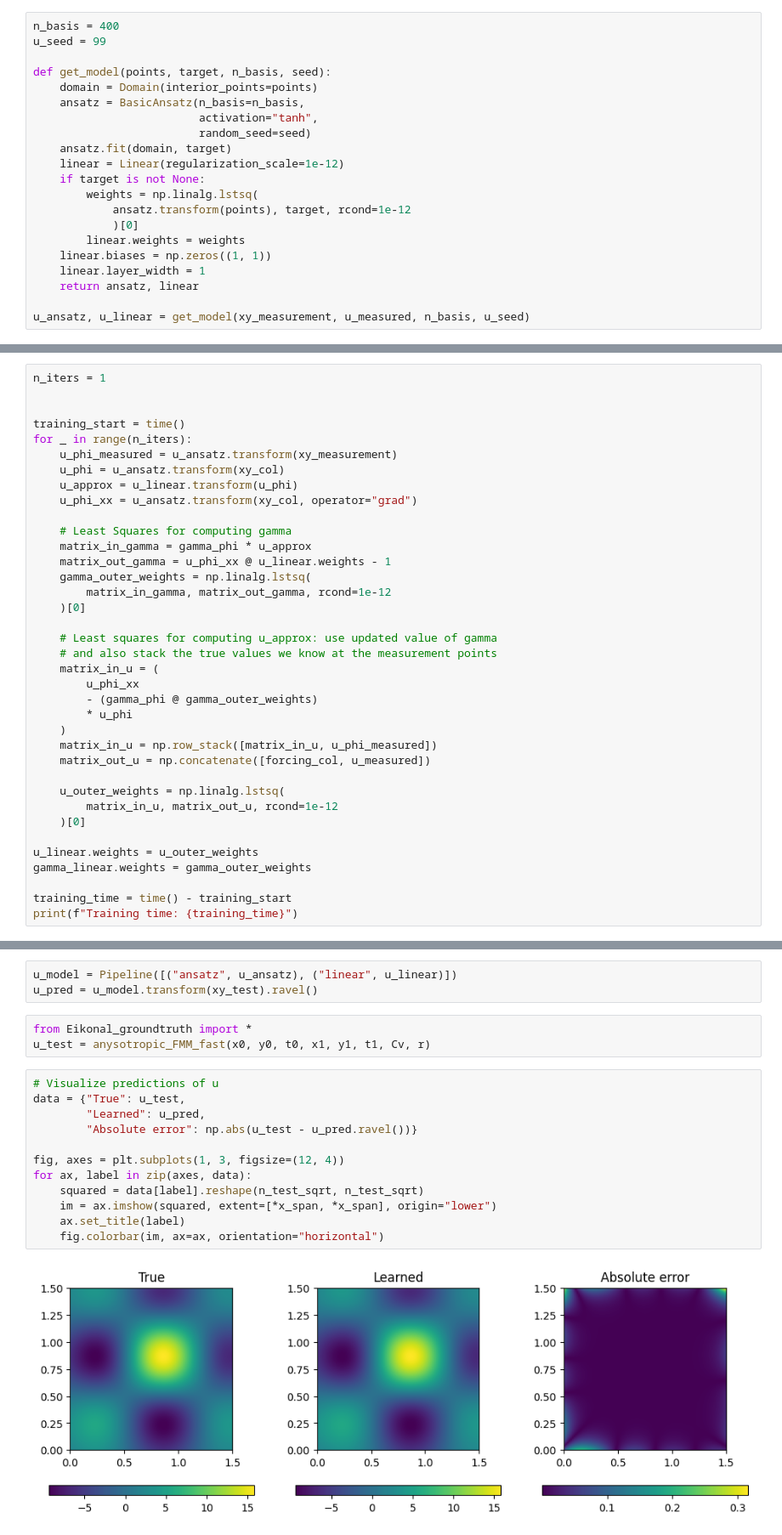
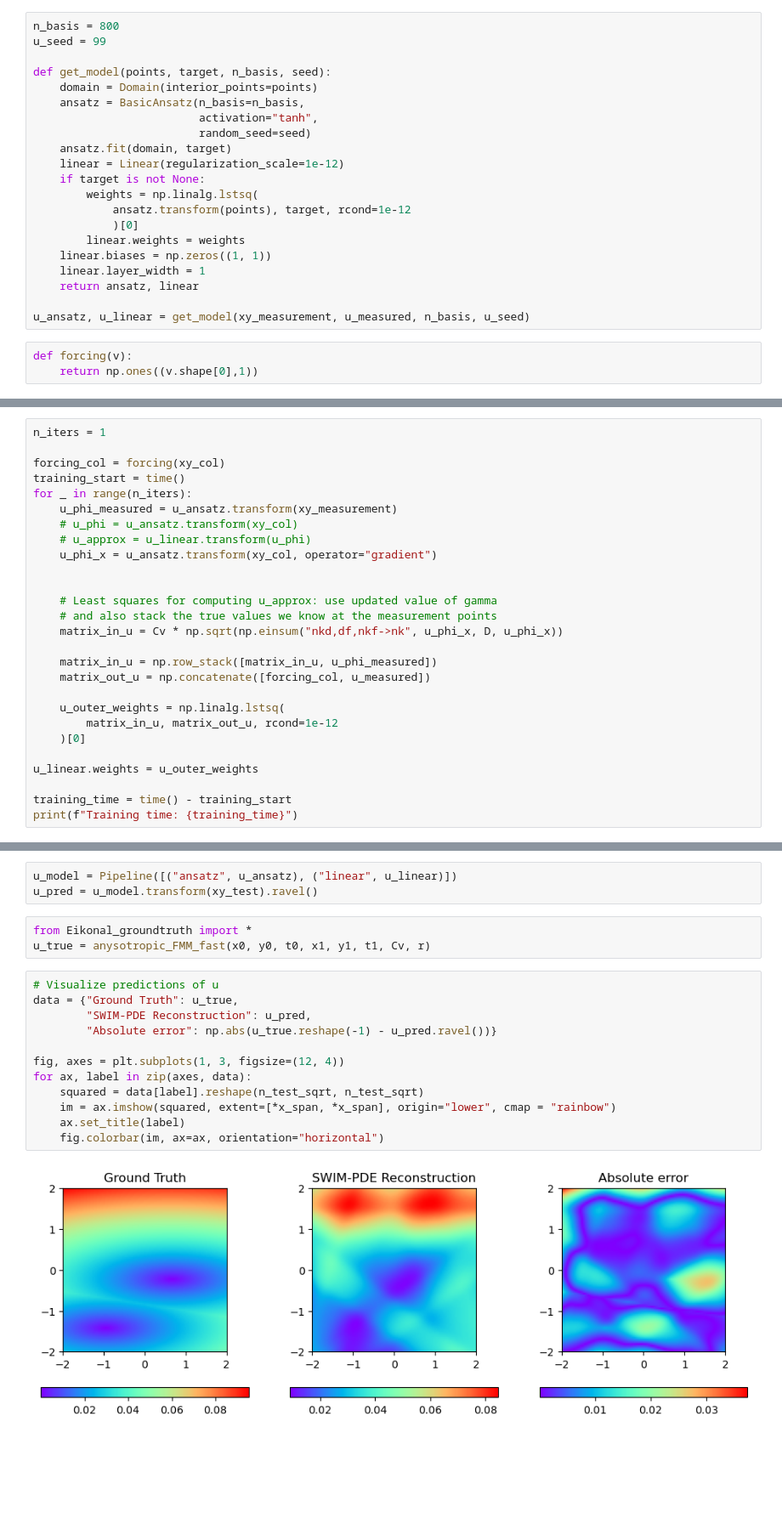
Before and after one commit to aricagals/SWIMProj3, a Jupyter notebook: swimPDE/swim_eikonal.ipynb, the cells around one changed output, grey strips where cells are left out. Shown at 85% size. Cells and saved outputs as stored; diff of their text form; blank space fills up the shorter version.

Commit message:
Add SwimPDE for Eikonal

```diff
--- a/swimPDE/swim_eikonal.ipynb
+++ b/swimPDE/swim_eikonal.ipynb
@@ -59,7 +63,7 @@ xy_col.shape
 # %% [markdown]
 Define networks to model u and gamma
 # %%
-n_basis = 400
+n_basis = 800
 u_seed = 99
 
 def get_model(points, target, n_basis, seed):
@@ -79,33 +83,27 @@ def get_model(points, target, n_basis, seed):
     return ansatz, linear
 
 u_ansatz, u_linear = get_model(xy_measurement, u_measured, n_basis, u_seed)
+# %%
+def forcing(v):
+    return np.ones((v.shape[0],1))
 # %% [markdown]
 Run the alternating least squares to solve the bilinear problem
 # %%
 n_iters = 1
 
-
+forcing_col = forcing(xy_col)
 training_start = time()
 for _ in range(n_iters):
     u_phi_measured = u_ansatz.transform(xy_measurement)
-    u_phi = u_ansatz.transform(xy_col)
-    u_approx = u_linear.transform(u_phi)
-    u_phi_xx = u_ansatz.transform(xy_col, operator="grad")
+    # u_phi = u_ansatz.transform(xy_col)
+    # u_approx = u_linear.transform(u_phi)
+    u_phi_x = u_ansatz.transform(xy_col, operator="gradient")
 
-    # Least Squares for computing gamma
-    matrix_in_gamma = gamma_phi * u_approx
-    matrix_out_gamma = u_phi_xx @ u_linear.weights - 1
-    gamma_outer_weights = np.linalg.lstsq(
-        matrix_in_gamma, matrix_out_gamma, rcond=1e-12
-    )[0]
 
     # Least squares for computing u_approx: use updated value of gamma
     # and also stack the true values we know at the measurement points
-    matrix_in_u = (
-        u_phi_xx
-        - (gamma_phi @ gamma_outer_weights)
-        * u_phi
-    )
+    matrix_in_u = Cv * np.sqrt(np.einsum("nkd,df,nkf->nk", u_phi_x, D, u_phi_x))
+
     matrix_in_u = np.row_stack([matrix_in_u, u_phi_measured])
     matrix_out_u = np.concatenate([forcing_col, u_measured])
 
@@ -114,7 +112,6 @@ for _ in range(n_iters):
     )[0]
 
 u_linear.weights = u_outer_weights
-gamma_linear.weights = gamma_outer_weights
 
 training_time = time() - training_start
 print(f"Training time: {training_time}")
@@ -127,18 +124,18 @@ u_model = Pipeline([("ansatz", u_ansatz), ("linear", u_linear)])
 u_pred = u_model.transform(xy_test).ravel()
 # %%
 from Eikonal_groundtruth import *
-u_test = anysotropic_FMM_fast(x0, y0, t0, x1, y1, t1, Cv, r)
+u_true = anysotropic_FMM_fast(x0, y0, t0, x1, y1, t1, Cv, r)
 # %%
 # Visualize predictions of u
-data = {"True": u_test,
-        "Learned": u_pred,
-        "Absolute error": np.abs(u_test - u_pred.ravel())}
+data = {"Ground Truth": u_true,
+        "SWIM-PDE Reconstruction": u_pred,
+        "Absolute error": np.abs(u_true.reshape(-1) - u_pred.ravel())}
 
 fig, axes = plt.subplots(1, 3, figsize=(12, 4))
 for ax, label in zip(axes, data):
     squared = data[label].reshape(n_test_sqrt, n_test_sqrt)
-    im = ax.imshow(squared, extent=[*x_span, *x_span], origin="lower")
+    im = ax.imshow(squared, extent=[*x_span, *x_span], origin="lower", cmap = "rainbow")
     ax.set_title(label)
     fig.colorbar(im, ax=ax, orientation="horizontal")
 # %% [output]
-[figure, old version]
+[figure, new version]
```
Also changed, not shown: parts of 6 cells of this notebook.
